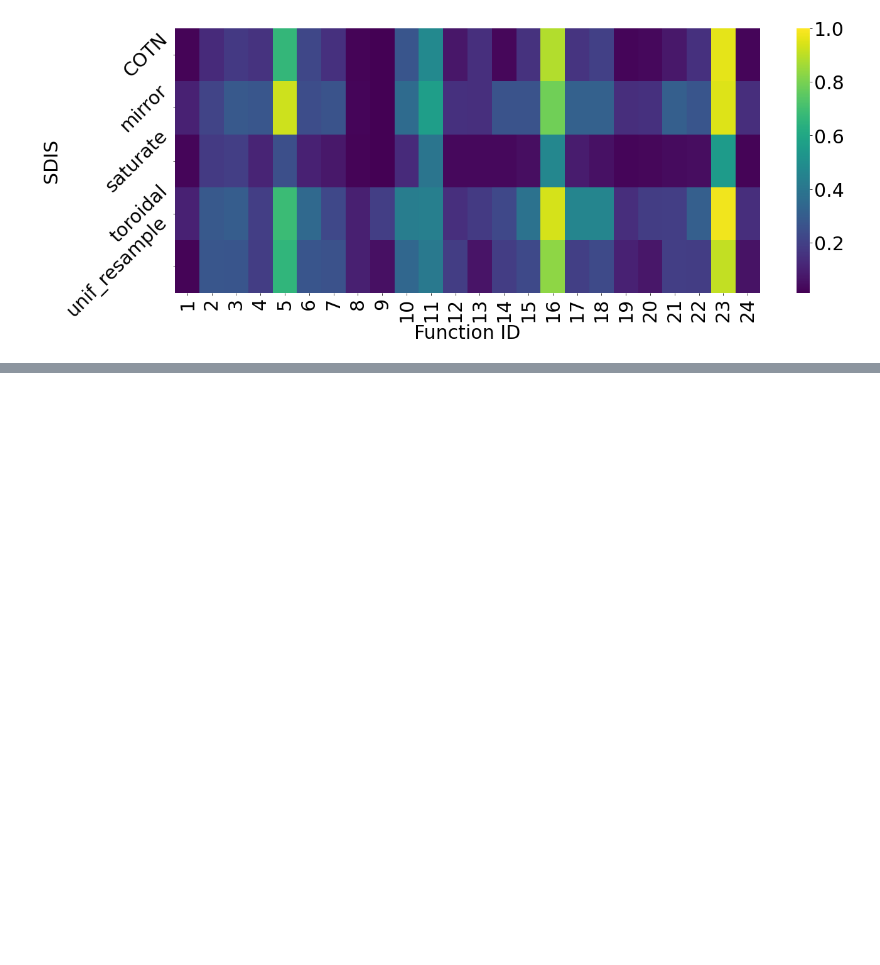
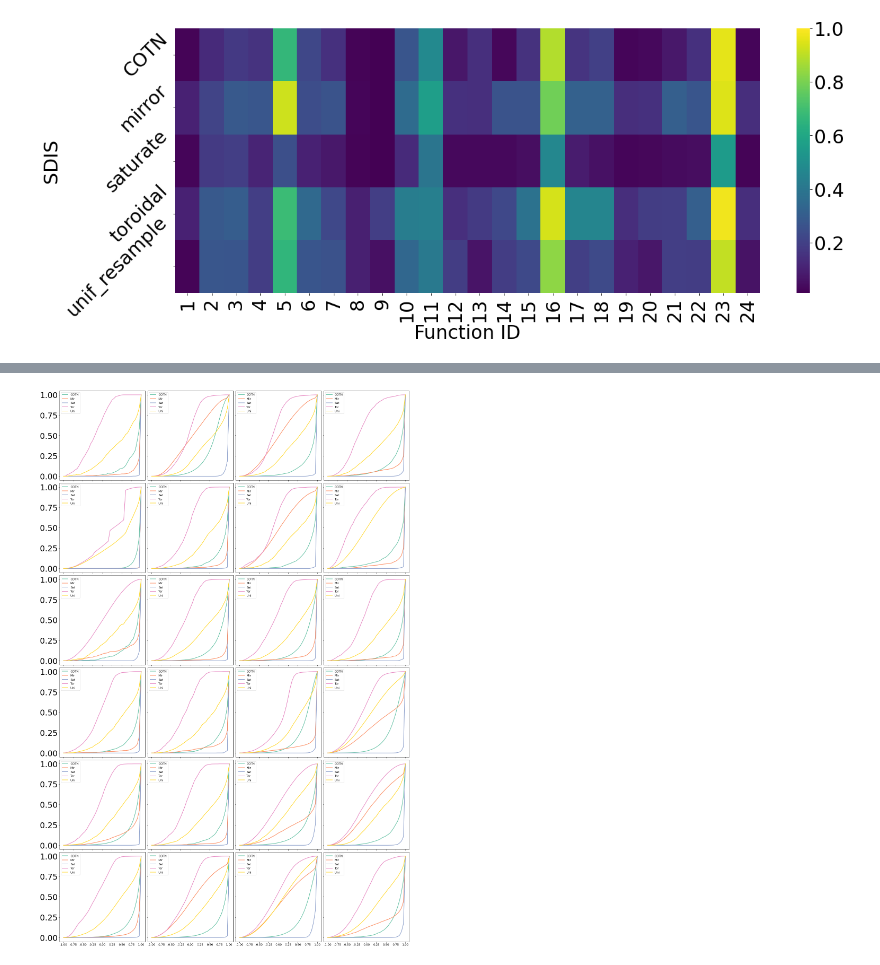
Before and after one commit to Dvermetten/DE_TIOBR, a Jupyter notebook: Visualize_POIS.ipynb, the cells around one changed output, grey strips where cells are left out. Saved outputs shown, nothing was run; the diff lists cells and outputs as text; code cells hidden in the pictures; blank space fills up the shorter version.

```diff
--- a/Visualize_POIS.ipynb
+++ b/Visualize_POIS.ipynb
@@ -181,0 +393,4 @@ plot_final_pois_heatmap_all_iid(30, 'lshade')
+# %%
+create_POIS_ECDF_matrix('lshade')
+# %% [output]
+[figure, added]
```
Also changed, not shown: parts of 25 cells of this notebook, 10 other files.
